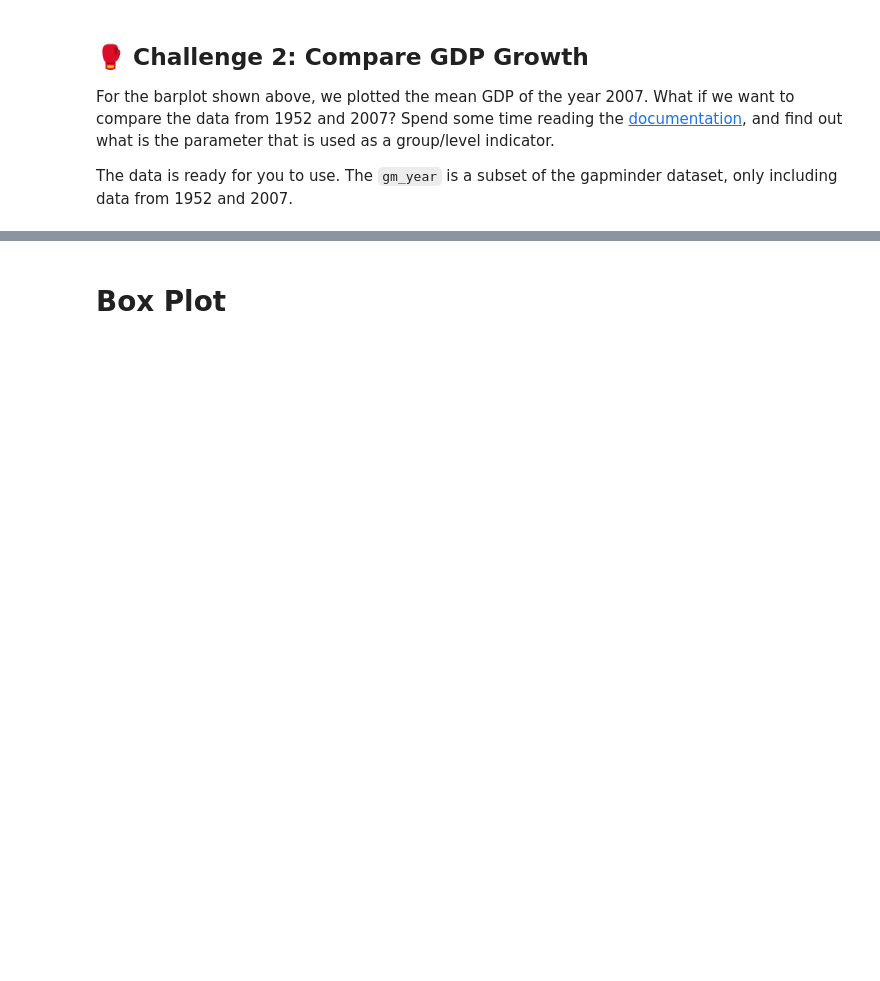
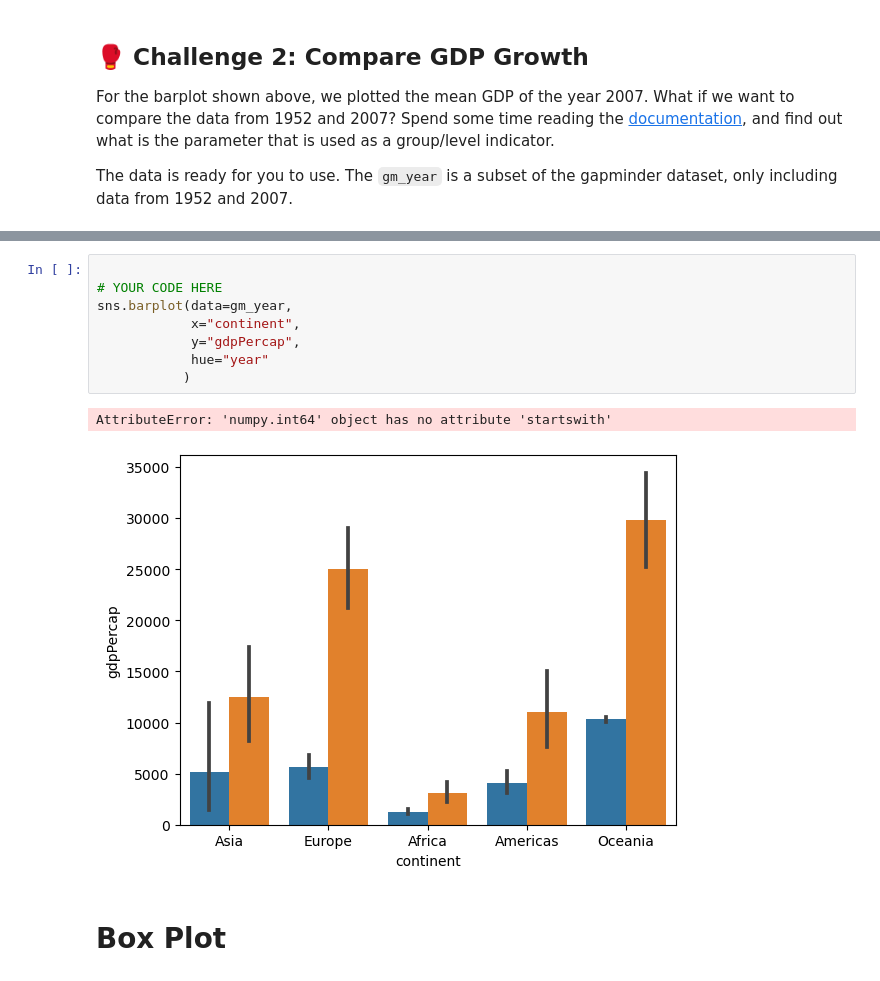
Before and after one commit to annitodd/Python-Data-Visualization, a Jupyter notebook: lessons/01_python_data_visualization.ipynb, the cells around one changed output, grey strips where cells are left out. Cells and saved outputs as stored; diff of their text form; blank space fills up the shorter version.

```diff
--- a/lessons/01_python_data_visualization.ipynb
+++ b/lessons/01_python_data_visualization.ipynb
@@ -478,3 +507,14 @@ gm_year = gm[(gm['year'] == 2007) | (gm['year'] == 1952)]
+# %%
+
+# YOUR CODE HERE
+sns.barplot(data=gm_year,
+            x="continent",
+            y="gdpPercap",
+            hue="year"
+           )
+# %% [output]
+AttributeError: 'numpy.int64' object has no attribute 'startswith'
+[figure, added]
 # %% [markdown]
 <a id='section5'></a>
 
```
Also changed, not shown: parts of 14 cells of this notebook.
